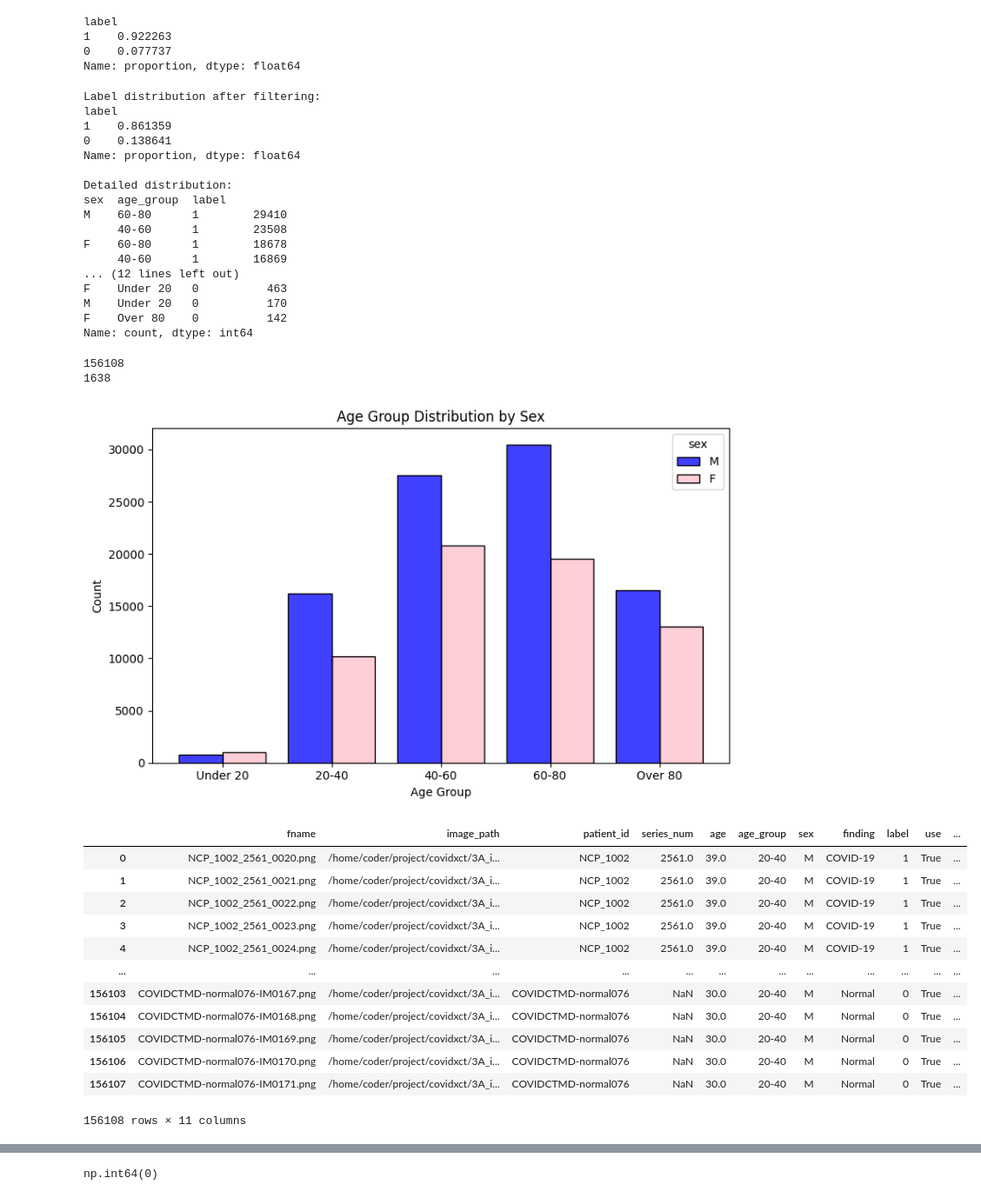
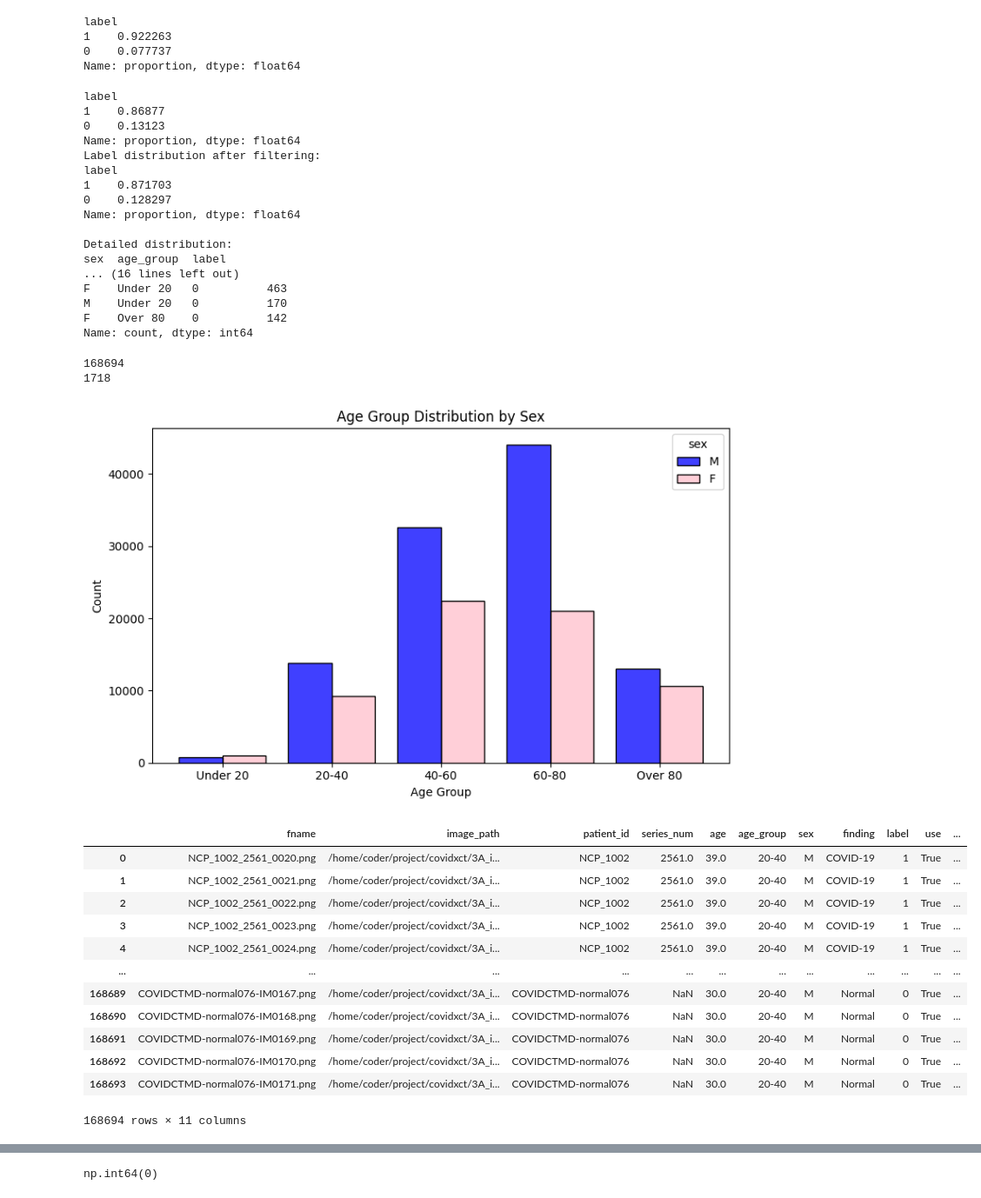
Before and after one commit to mireiafrt/master-thesis, a Jupyter notebook: notebooks/covid_metadata_eda.ipynb, the cells around one changed output, grey strips where cells are left out. Shown at 87% size. Drawn from its saved outputs; the diff is of its cells as text; code cells hidden in the pictures.

```diff
--- a/notebooks/covid_metadata_eda.ipynb
+++ b/notebooks/covid_metadata_eda.ipynb
@@ -355,7 +355,7 @@ df_expanded['slice_count'].sum()
 # %% [output]
 np.int64(282451)
 # %%
-df_filter = df_expanded[df_expanded['slice_count']>=20]
+df_filter = df_expanded[df_expanded['slice_count']>=10]
 df_filter
 # %% [output]
 |  | patient id | source | country | sex | age | finding | verified finding | slice selection | view | ... |
@@ -392,7 +392,7 @@ def has_slice_gaps(file_list):
     gaps = [j - i for i, j in zip(slice_indices[:-1], slice_indices[1:])]
     max_gap = max(gaps) if gaps else 0
 
-    return max_gap > 1  # Flag if any jump > 1 between slices
+    return max_gap > 2  # Flag if any jump > 1 between slices
 
 
 df_filter['has_slice_gap'] = df_filter['file_names'].apply(
@@ -567,14 +721,14 @@ df_patients["use"] = True
 
 # Step 2: Define group-wise drop fractions
 groups_to_reduce = [
-    {"sex": "M", "age_group": "60-80", "label": 1, "drop_fraction": 0.60},
-    {"sex": "F", "age_group": "60-80", "label": 1, "drop_fraction": 0.50},
-    {"sex": "M", "age_group": "40-60", "label": 1, "drop_fraction": 0.55},
-    {"sex": "F", "age_group": "40-60", "label": 1, "drop_fraction": 0.50},
-    {"sex": "M", "age_group": "Over 80", "label": 1, "drop_fraction": 0.30},
-    {"sex": "F", "age_group": "Over 80", "label": 1, "drop_fraction": 0.30},
-    {"sex": "M", "age_group": "20-40", "label": 1, "drop_fraction": 0.30},
-    {"sex": "F", "age_group": "20-40", "label": 1, "drop_fraction": 0.30},
+    {"sex": "M", "age_group": "60-80", "label": 1, "drop_fraction": 0.45},
+    {"sex": "F", "age_group": "60-80", "label": 1, "drop_fraction": 0.45},
+    {"sex": "M", "age_group": "40-60", "label": 1, "drop_fraction": 0.45},
+    {"sex": "F", "age_group": "40-60", "label": 1, "drop_fraction": 0.45},
+    {"sex": "M", "age_group": "Over 80", "label": 1, "drop_fraction": 0.45},
+    {"sex": "F", "age_group": "Over 80", "label": 1, "drop_fraction": 0.45},
+    {"sex": "M", "age_group": "20-40", "label": 1, "drop_fraction": 0.45},
+    {"sex": "F", "age_group": "20-40", "label": 1, "drop_fraction": 0.40},
 ]
 
 # Step 3: Downsample patients from large groups
@@ -587,6 +741,8 @@ for group in groups_to_reduce:
     to_drop = df_patients[mask].sample(frac=group["drop_fraction"], random_state=42).index
     df_patients.loc[to_drop, "use"] = False
 
+print(df_patients['label'].value_counts(normalize=True))
+
 # Step 4: Merge `use` flag back to slice-level DataFrame
 df_filtered = df_slices.merge(df_patients[["patient_id", "use"]], on="patient_id", how="left")
 # Step 5: Filter final dataset
@@ -599,19 +755,19 @@ print(df_filtered["label"].value_counts(normalize=True))
 print("\nDetailed distribution:")
 print(df_filtered[['sex','age_group','label']].value_counts())
 # %% [output]
+label
+1    0.86877
+0    0.13123
+Name: proportion, dtype: float64
 Label distribution after filtering:
 label
-1    0.861359
-0    0.138641
+1    0.871703
+0    0.128297
 Name: proportion, dtype: float64
 
 Detailed distribution:
 sex  age_group  label
-M    60-80      1        29410
-     40-60      1        23508
-F    60-80      1        18678
-     40-60      1        16869
-... (12 lines left out)
+... (16 lines left out)
 F    Under 20   0          463
 M    Under 20   0          170
 F    Over 80    0          142
@@ -620,8 +776,8 @@ Name: count, dtype: int64
 print(len(df_filtered[df_filtered['use']==True]))
 print(df_filtered['patient_id'].nunique())
 # %% [output]
-156108
-1638
+168694
+1718
 # %%
 # Create the plot
 fig, ax = plt.subplots(figsize=(8, 5))
@@ -634,7 +790,7 @@ ax.set_ylabel("Count")
 plt.tight_layout()
 plt.show()
 # %% [output]
-[figure, old version]
+[figure, new version]
 # %%
 from sklearn.model_selection import train_test_split
 
@@ -670,7 +826,7 @@ patient_info['is_minority'] = patient_info.apply(is_minority, axis=1)
 minority_patients = patient_info[patient_info['is_minority']]
 majority_patients = patient_info[~patient_info['is_minority']]
 gt_patients, minority_remain = train_test_split(minority_patients,
-    train_size=0.44, test_size=0.56,
+    train_size=0.50, test_size=0.50,
     stratify=minority_patients[['sex', 'age_group']],
     random_state=42
 )
@@ -687,36 +843,36 @@ temp_train_val, test_patients= train_test_split(remaining_patients,
 train_patients, val_patients = train_test_split(temp_train_val,
     test_size=0.25,  # 0.25 of 40% = 10%
     stratify=temp_train_val[['sex', 'age_group']],
     random_state=42
 )
 
 # Step 4: Assign split labels
 def assign_split(df, split_name):
     df = df[['patient_id']].copy()
     df['split'] = split_name
     return df
 
 split_assignments = pd.concat([
     assign_split(gt_patients, 'ground_truth'),
     assign_split(test_patients, 'test'),
     assign_split(train_patients, 'train'),
     assign_split(val_patients, 'val')
 ])
 
 # Step 5: Merge back
 df_split = df_filtered.merge(split_assignments, on='patient_id', how='left')
 df_split
 # %% [output]
 |  | fname | image_path | patient_id | series_num | age | age_group | sex | finding | label | use | ... |
 | 0 | NCP_1002_2561_0020.png | /home/coder/project/covidxct/3A_i... | NCP_1002 | 2561.0 | 39.0 | 20-40 | M | COVID-19 | 1 | True | ... |
 | 1 | NCP_1002_2561_0021.png | /home/coder/project/covidxct/3A_i... | NCP_1002 | 2561.0 | 39.0 | 20-40 | M | COVID-19 | 1 | True | ... |
 | 2 | NCP_1002_2561_0022.png | /home/coder/project/covidxct/3A_i... | NCP_1002 | 2561.0 | 39.0 | 20-40 | M | COVID-19 | 1 | True | ... |
 | 3 | NCP_1002_2561_0023.png | /home/coder/project/covidxct/3A_i... | NCP_1002 | 2561.0 | 39.0 | 20-40 | M | COVID-19 | 1 | True | ... |
 | 4 | NCP_1002_2561_0024.png | /home/coder/project/covidxct/3A_i... | NCP_1002 | 2561.0 | 39.0 | 20-40 | M | COVID-19 | 1 | True | ... |
 | ... | ... | ... | ... | ... | ... | ... | ... | ... | ... | ... | ... |
-| 156103 | COVIDCTMD-normal076-IM0167.png | /home/coder/project/covidxct/3A_i... | COVIDCTMD-normal076 | NaN | 30.0 | 20-40 | M | Normal | 0 | True | ... |
-| 156104 | COVIDCTMD-normal076-IM0168.png | /home/coder/project/covidxct/3A_i... | COVIDCTMD-normal076 | NaN | 30.0 | 20-40 | M | Normal | 0 | True | ... |
-| 156105 | COVIDCTMD-normal076-IM0169.png | /home/coder/project/covidxct/3A_i... | COVIDCTMD-normal076 | NaN | 30.0 | 20-40 | M | Normal | 0 | True | ... |
-| 156106 | COVIDCTMD-normal076-IM0170.png | /home/coder/project/covidxct/3A_i... | COVIDCTMD-normal076 | NaN | 30.0 | 20-40 | M | Normal | 0 | True | ... |
-| 156107 | COVIDCTMD-normal076-IM0171.png | /home/coder/project/covidxct/3A_i... | COVIDCTMD-normal076 | NaN | 30.0 | 20-40 | M | Normal | 0 | True | ... |
+| 168689 | COVIDCTMD-normal076-IM0167.png | /home/coder/project/covidxct/3A_i... | COVIDCTMD-normal076 | NaN | 30.0 | 20-40 | M | Normal | 0 | True | ... |
+| 168690 | COVIDCTMD-normal076-IM0168.png | /home/coder/project/covidxct/3A_i... | COVIDCTMD-normal076 | NaN | 30.0 | 20-40 | M | Normal | 0 | True | ... |
+| 168691 | COVIDCTMD-normal076-IM0169.png | /home/coder/project/covidxct/3A_i... | COVIDCTMD-normal076 | NaN | 30.0 | 20-40 | M | Normal | 0 | True | ... |
+| 168692 | COVIDCTMD-normal076-IM0170.png | /home/coder/project/covidxct/3A_i... | COVIDCTMD-normal076 | NaN | 30.0 | 20-40 | M | Normal | 0 | True | ... |
+| 168693 | COVIDCTMD-normal076-IM0171.png | /home/coder/project/covidxct/3A_i... | COVIDCTMD-normal076 | NaN | 30.0 | 20-40 | M | Normal | 0 | True | ... |
-156108 rows × 11 columns
+168694 rows × 11 columns
```
Also changed, not shown: parts of 25 cells of this notebook, 1 other file.
